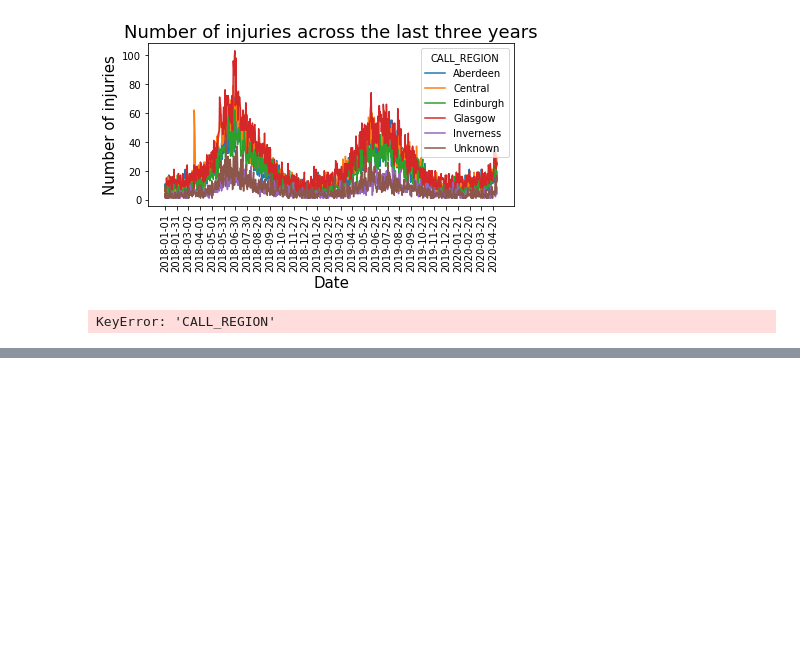
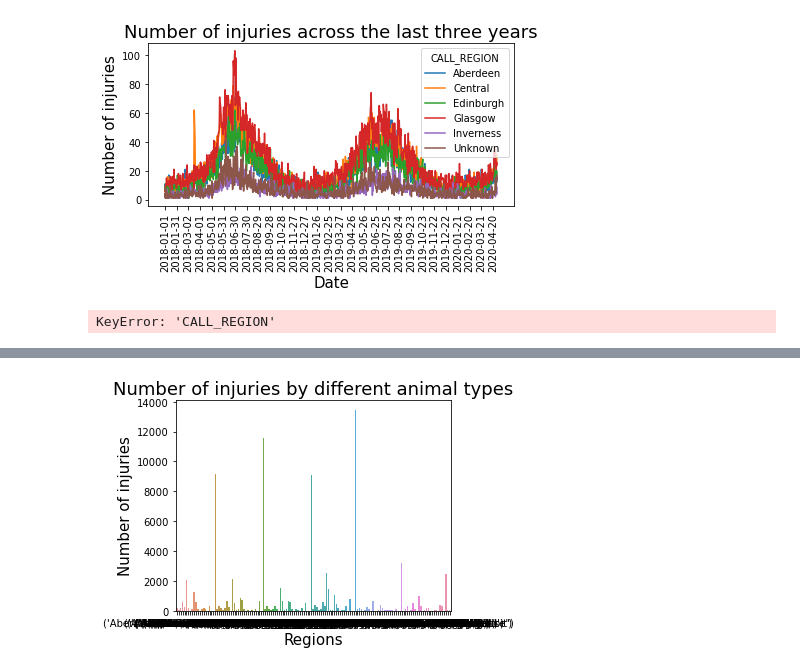
Before and after one commit to vpetrova13/final_project_VM, a Jupyter notebook: analysis_and_documentation/wildlife_analysis.ipynb, the cells around one changed output, grey strips where cells are left out. Drawn from its saved outputs; the diff is of its cells as text; code cells hidden in the pictures; blank space fills up the shorter version.

```diff
--- a/analysis_and_documentation/wildlife_analysis.ipynb
+++ b/analysis_and_documentation/wildlife_analysis.ipynb
@@ -166,0 +170,3 @@ KeyError: 'CALL_REGION'
+# %%
+df_type_region = wildlife_injuries.groupby(['CALL_REGION','CA_ANIMAL_TYPE']).count()
+df_type_region
@@ -166,0 +188,2 @@ KeyError: 'CALL_REGION'
+# %%
+df_type_region['Region_and_type'] = df_type_region.index
@@ -166,0 +207,8 @@ KeyError: 'CALL_REGION'
+# %%
+sns.barplot(x="Region_and_type", y="reason_for_call", data=df_type_region)
+plt.xlabel("Regions", size=15)
+plt.ylabel("Number of injuries", size=15)
+plt.title("Number of injuries by different animal types", size=18)
+plt.tight_layout()
+# %% [output]
+[figure, added]
```
Also changed, not shown: parts of 10 cells of this notebook.
